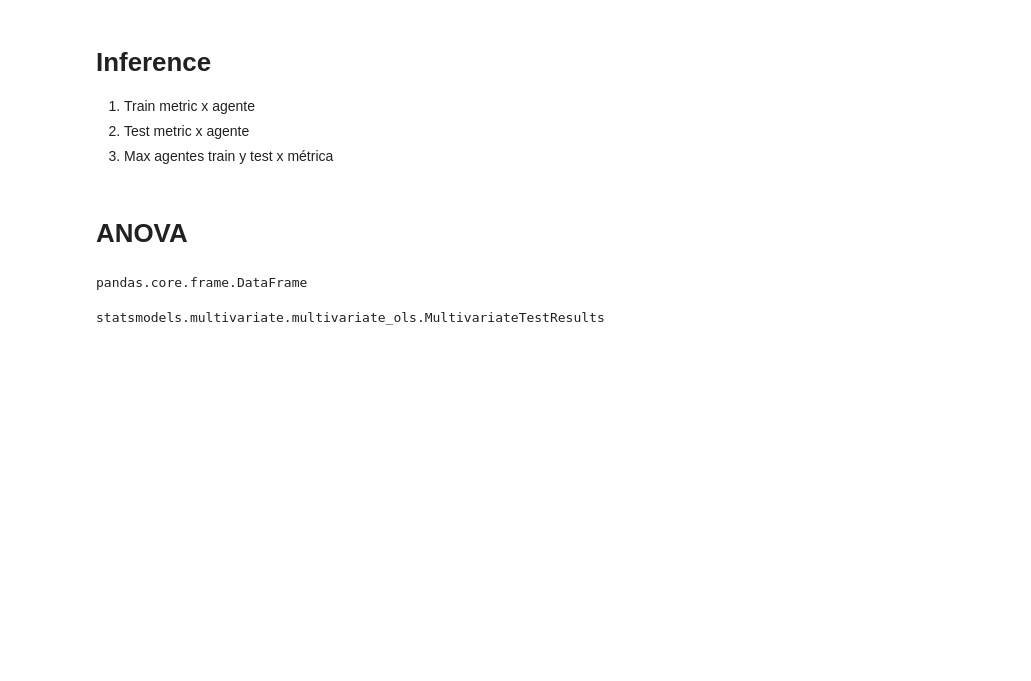
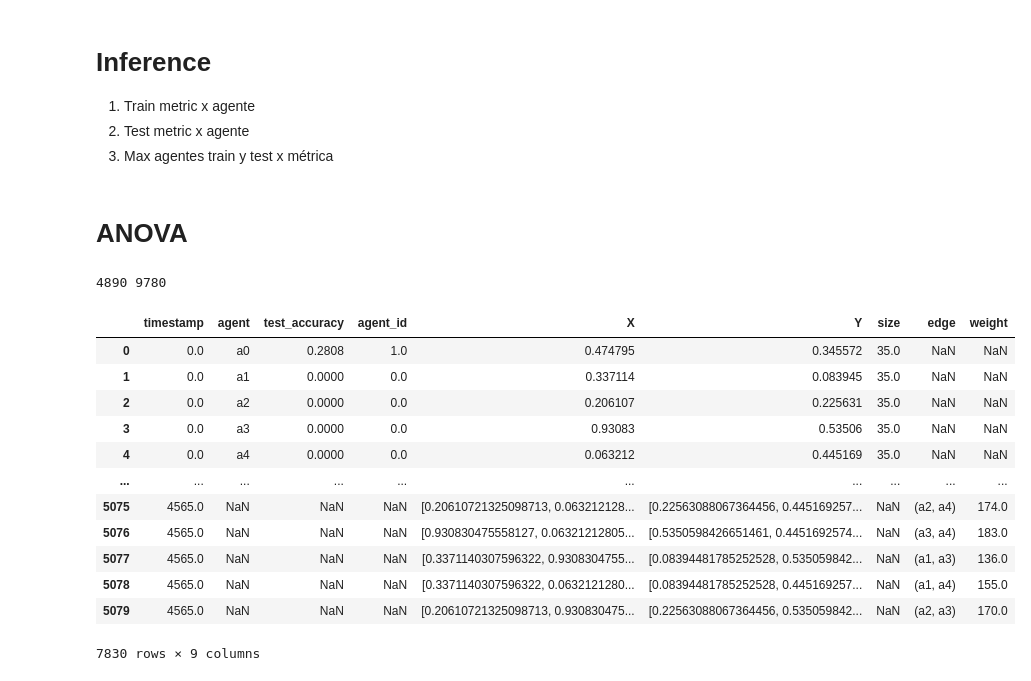
Before and after one commit to logosamuel02/tfg_samuel, a Jupyter notebook: vis/apps/aed.ipynb, the cells around one changed output. Saved outputs shown, nothing was run; the diff lists cells and outputs as text; code cells hidden in the pictures; blank space fills up the shorter version.

Commit message:
added gif generation, finished evol graph, msg table, some cleaning in config

```diff
--- a/vis/apps/aed.ipynb
+++ b/vis/apps/aed.ipynb
@@ -33,9 +33,3 @@ cmap = cm.linear.Pastel1_09.scale(0, len(agents)-1)
 type(cmap)
 # %% [output]
 branca.colormap.LinearColormap
-# %%
-import networkx as nx
-from networkx.classes import Graph
-
-G = nx.random_geometric_graph(len(agents), 0)
-type(G)
@@ -118,16 +104,15 @@ fig = px.bar(df, x='seconds elapsed', y='agents',
              orientation='h')
 fig.update_traces(textfont_size=12, textangle=0, textposition="outside", cliponaxis=False)
 fig
+# %%
+import json
+a = fig.to_json()
+parsed = json.loads(a)
+d = json.dumps(parsed, indent=4)
+with open("fig.json", "w") as f:
+    print(d, file=f)
 # %%
-type(fig)
-from plotly.graph_objects import Figure
-
-def f():
-    if 5 > 4:
-        pass
-    else:
-        return 5
-
-a = f()
-print(a)
+from pathlib import Path
+file = Path(__file__)
+file
 # %% [output]
@@ -771,11 +756,3 @@ distribution = distribution.rename(columns={"index": "tests"})
 fig = ff.create_table(distribution.round(3))
 fig.update_layout(title_text="MANOVA table Distribution")
 fig
-# %%
-type(distribution)
-# %% [output]
-pandas.core.frame.DataFrame
-# %%
-type(result)
-# %% [output]
-statsmodels.multivariate.multivariate_ols.MultivariateTestResults
@@ -781,0 +921,29 @@ statsmodels.multivariate.multivariate_ols.MultivariateTestResults
+# %%
+XC, YC = create_coordinates(messages)
+nodes = create_nodes_plot(inference, XC, YC)
+edges = create_edges_plot(messages, XC, YC)
+print(len(nodes), len(edges))
+# %% [output]
+4890 9780
+# %%
+mg = pd.concat([nodes, edges])
+mg
+"""
+Habría que simplemente recolectar los timestamps únicos de edges y añadirlos a nodes antes de hacer
+el refill, y viceversa. De ese modo todos tendrán el msimo número de timestamps y en el zip
+saldrá bien la cosa
+"""
+# %% [output]
+|  | timestamp | agent | test_accuracy | agent_id | X | Y | size | edge | weight |
+| 0 | 0.0 | a0 | 0.2808 | 1.0 | 0.474795 | 0.345572 | 35.0 | NaN | NaN |
+| 1 | 0.0 | a1 | 0.0000 | 0.0 | 0.337114 | 0.083945 | 35.0 | NaN | NaN |
+| 2 | 0.0 | a2 | 0.0000 | 0.0 | 0.206107 | 0.225631 | 35.0 | NaN | NaN |
+| 3 | 0.0 | a3 | 0.0000 | 0.0 | 0.93083 | 0.53506 | 35.0 | NaN | NaN |
+| 4 | 0.0 | a4 | 0.0000 | 0.0 | 0.063212 | 0.445169 | 35.0 | NaN | NaN |
+| ... | ... | ... | ... | ... | ... | ... | ... | ... | ... |
+| 5075 | 4565.0 | NaN | NaN | NaN | [0.20610721325098713, 0.063212128... | [0.22563088067364456, 0.445169257... | NaN | (a2, a4) | 174.0 |
+| 5076 | 4565.0 | NaN | NaN | NaN | [0.930830475558127, 0.06321212805... | [0.5350598426651461, 0.4451692574... | NaN | (a3, a4) | 183.0 |
+| 5077 | 4565.0 | NaN | NaN | NaN | [0.3371140307596322, 0.9308304755... | [0.08394481785252528, 0.535059842... | NaN | (a1, a3) | 136.0 |
+| 5078 | 4565.0 | NaN | NaN | NaN | [0.3371140307596322, 0.0632121280... | [0.08394481785252528, 0.445169257... | NaN | (a1, a4) | 155.0 |
+| 5079 | 4565.0 | NaN | NaN | NaN | [0.20610721325098713, 0.930830475... | [0.22563088067364456, 0.535059842... | NaN | (a2, a3) | 170.0 |
+7830 rows × 9 columns
```
Also changed, not shown: parts of 4 cells of this notebook, 16 other files.
